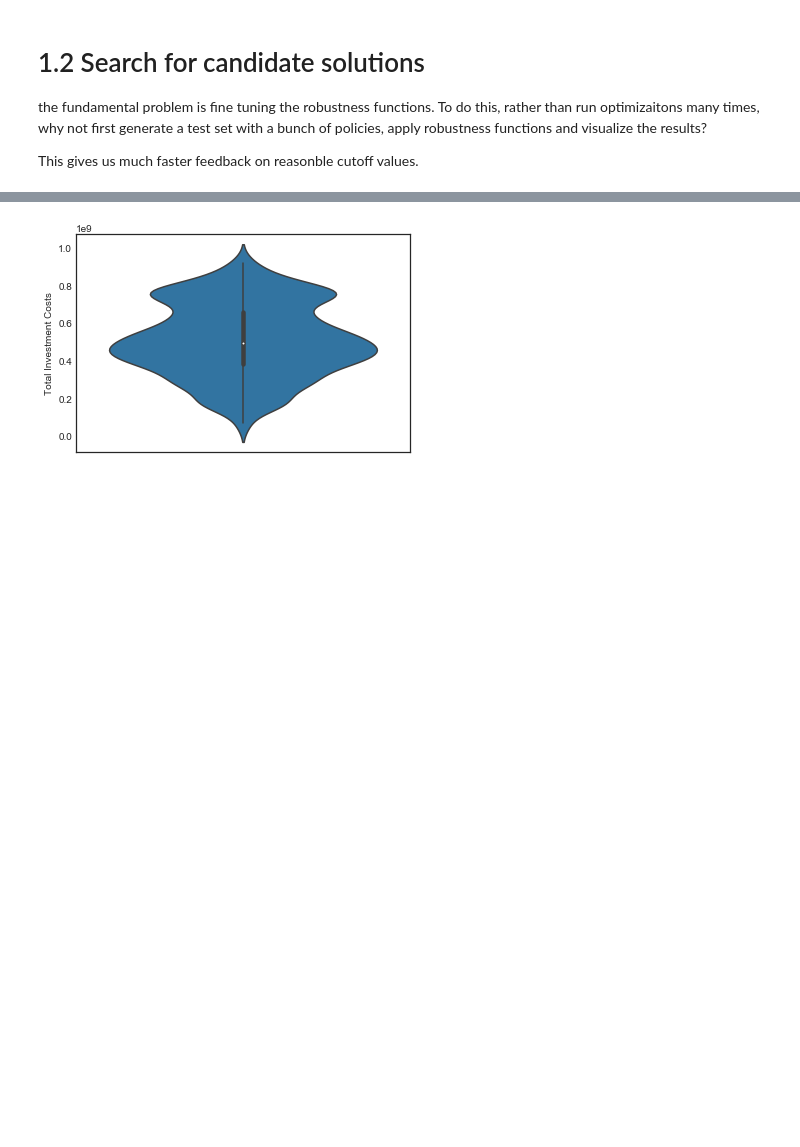
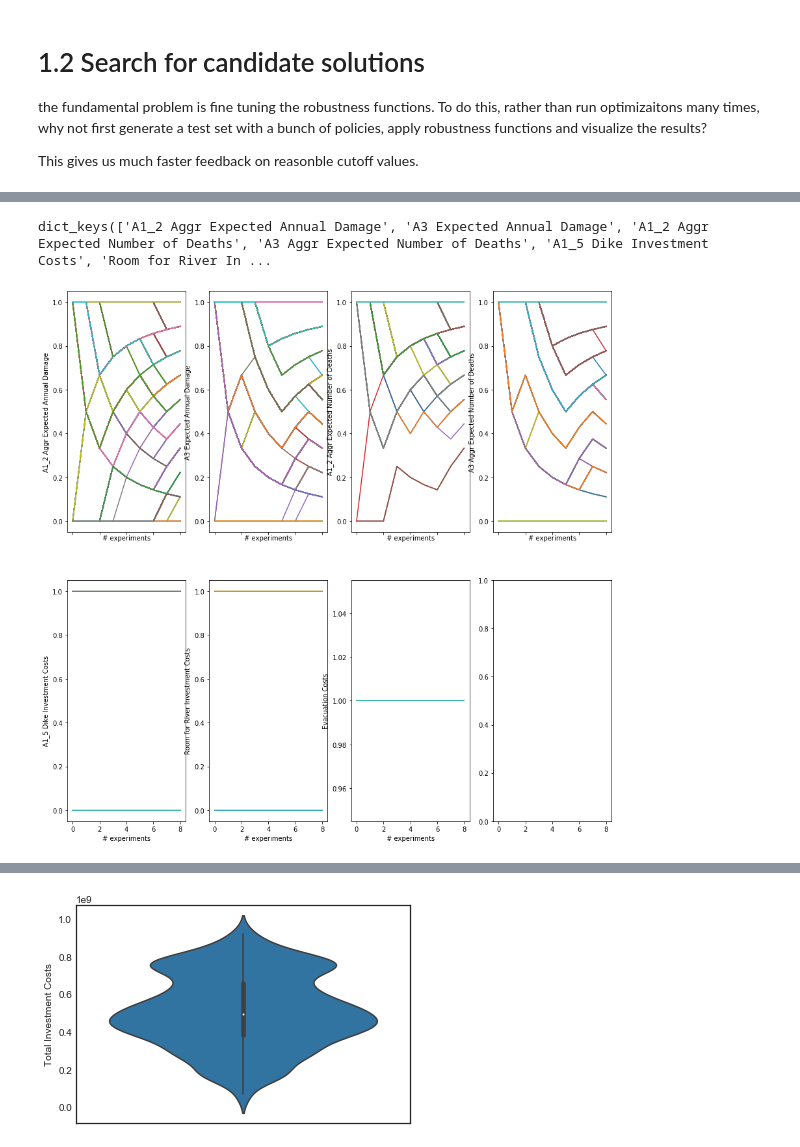
Before and after one commit to herzogrh/EPA1361, a Jupyter notebook: final assignment/Optimization Moro.ipynb, the cells around one changed output, grey strips where cells are left out. Drawn from its saved outputs; the diff is of its cells as text; code cells hidden in the pictures; blank space fills up the shorter version.

```diff
--- a/final assignment/Optimization Moro.ipynb
+++ b/final assignment/Optimization Moro.ipynb
@@ -106,0 +205,53 @@ with MultiprocessingEvaluator(model) as evaluator:
+# %%
+outcomes.keys()
+# %% [output]
+dict_keys(['A1_2 Aggr Expected Annual Damage', 'A3 Expected Annual Damage', 'A1_2 Aggr Expected Number of Deaths', 'A3 Aggr Expected Number of Deaths', 'A1_5 Dike Investment Costs', 'Room for River In ...
+# %%
+import functools
+
+def robustness(direction, threshold, data):
+    if direction == SMALLER:
+        return np.sum(data<=threshold)/data.shape[0]
+    else:
+        return np.sum(data>=threshold)/data.shape[0]
+
+SMALLER = 'SMALLER'
+
+A1_2_Aggr_Expected_Annual_Damage = functools.partial(robustness, SMALLER, 1e5)
+A3_Expected_Annual_Damage = functools.partial(robustness, SMALLER, 1e5)
+A1_2_Aggr_Expected_Number_of_Deaths = functools.partial(robustness, SMALLER, 1e-2)
+A3_Aggr_Expected_Number_of_Deaths = functools.partial(robustness, SMALLER, 1e-2)
+A1_5_Dike_Investment_Costs = functools.partial(robustness, SMALLER, 3e9) #3e9
+Room_for_River_Investment_Costs = functools.partial(robustness, SMALLER, 6e8) #8e8
+Evacuation_Costs = functools.partial(robustness, SMALLER, 1e8)
+# %%
+import matplotlib.pyplot as plt
+import numpy as np
+fig, axes = plt.subplots(ncols=4, nrows=2, figsize=(15,15),
+                        sharex=True)
+axes = [axes[0,0],axes[0,1],axes[0,2],axes[0,3],axes[1,0],axes[1,1],axes[1,2]]                             #axes[1,1]
+
+robustness_funcs = {'A1_2 Aggr Expected Annual Damage':A1_2_Aggr_Expected_Annual_Damage,
+         'A3 Expected Annual Damage': A3_Expected_Annual_Damage,
+         'A1_2 Aggr Expected Number of Deaths': A1_2_Aggr_Expected_Number_of_Deaths,
+         'A3 Aggr Expected Number of Deaths':A3_Aggr_Expected_Number_of_Deaths,
+         'A1_5 Dike Investment Costs':A1_5_Dike_Investment_Costs,
+         'Room for River Investment Costs':Room_for_River_Investment_Costs,
+         'Evacuation Costs':Evacuation_Costs}
+
+experiments, outcomes = results
+
+for ax, (outcome, value) in zip(axes, outcomes.items()):
+    for policy in np.unique(experiments['policy']):
+        logical = experiments['policy'] == policy
+        data = value[logical]
+
+        robustness = []
+
+        for i in range(1, data.shape[0]):
+            robustness.append(robustness_funcs[outcome](data[0:i]))
+        ax.plot(robustness, label=policy)
+    ax.set_xlabel("# experiments")
+    ax.set_ylabel(outcome)
+# %% [output]
+[figure, added]
```
Also changed, not shown: parts of 33 cells of this notebook, 6 other files.
